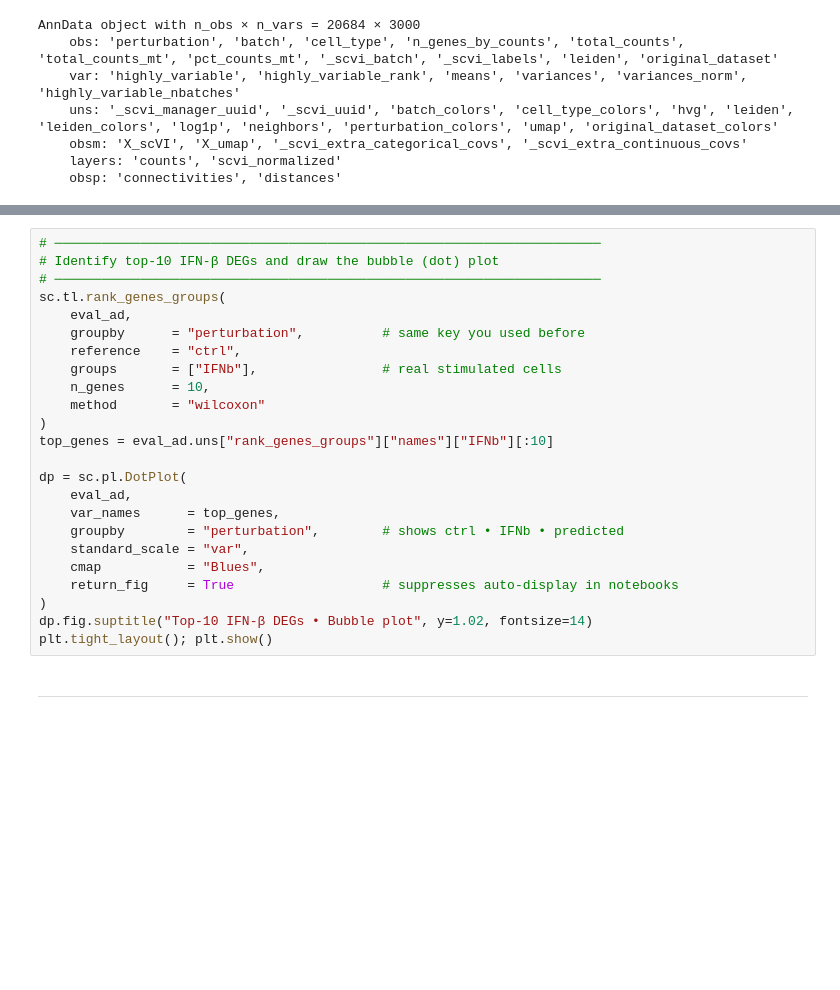
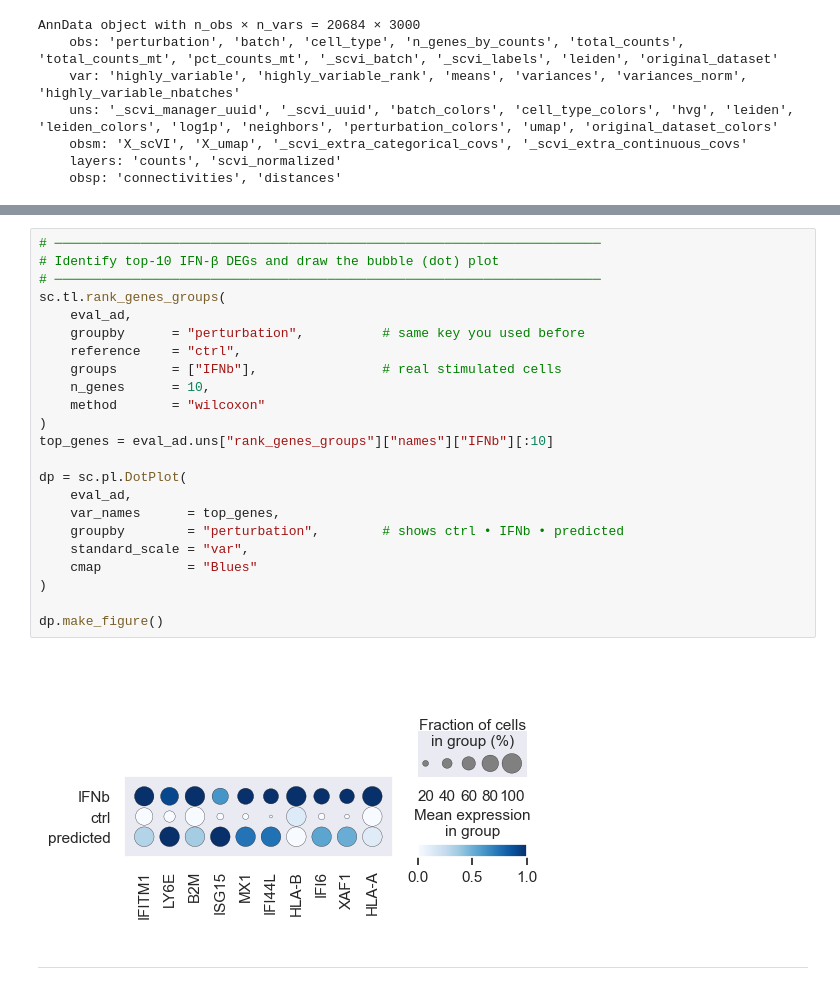
Before and after one commit to BiodataAnalysisGroup/virtual-tutorial-perturbation-modelling, a Jupyter notebook: 2_scPRAM/scPRAM_Tutorial_ECCB2025.ipynb, the cells around one changed output, grey strips where cells are left out. Saved outputs shown, nothing was run; the diff lists cells and outputs as text; blank space fills up the shorter version.

```diff
--- a/2_scPRAM/scPRAM_Tutorial_ECCB2025.ipynb
+++ b/2_scPRAM/scPRAM_Tutorial_ECCB2025.ipynb
@@ -1415,27 +1423,28 @@ plt.tight_layout(); plt.show()
 # %%
 # ──────────────────────────────────────────────────────────────────────
 # Identify top-10 IFN-β DEGs and draw the bubble (dot) plot
 # ──────────────────────────────────────────────────────────────────────
 sc.tl.rank_genes_groups(
     eval_ad,
     groupby      = "perturbation",          # same key you used before
     reference    = "ctrl",
     groups       = ["IFNb"],                # real stimulated cells
     n_genes      = 10,
     method       = "wilcoxon"
 )
 top_genes = eval_ad.uns["rank_genes_groups"]["names"]["IFNb"][:10]
 
 dp = sc.pl.DotPlot(
     eval_ad,
     var_names      = top_genes,
     groupby        = "perturbation",        # shows ctrl • IFNb • predicted
     standard_scale = "var",
-    cmap           = "Blues",
-    return_fig     = True                   # suppresses auto-display in notebooks
+    cmap           = "Blues"
 )
-dp.fig.suptitle("Top-10 IFN-β DEGs • Bubble plot", y=1.02, fontsize=14)
-plt.tight_layout(); plt.show()
+
+dp.make_figure()
+# %% [output]
+[figure, added]
 # %% [markdown]
 ---
 # %% [markdown]
```
Also changed, not shown: parts of 26 cells of this notebook.
